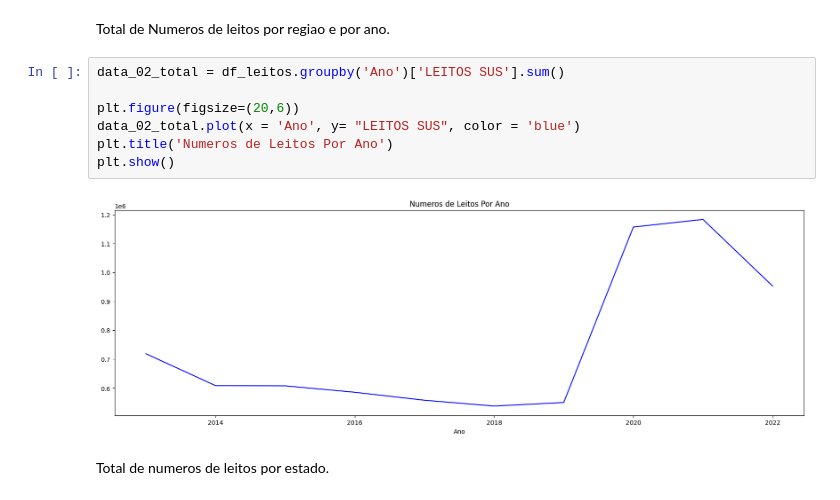
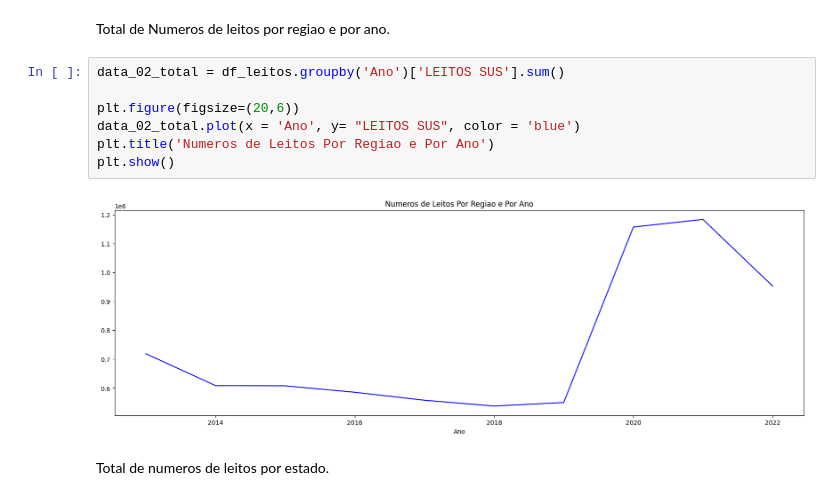
Before and after one commit to TonnBH/APPML_Projects, a Jupyter notebook: sus_project.ipynb, the cells around one changed output. Drawn from its saved outputs; the diff is of its cells as text.

```diff
--- a/sus_project.ipynb
+++ b/sus_project.ipynb
@@ -277,12 +303,12 @@ Total de Numeros de leitos por regiao e por ano.
 # %%
 data_02_total = df_leitos.groupby('Ano')['LEITOS SUS'].sum()
 
 plt.figure(figsize=(20,6))
 data_02_total.plot(x = 'Ano', y= "LEITOS SUS", color = 'blue')
-plt.title('Numeros de Leitos Por Ano')
+plt.title('Numeros de Leitos Por Regiao e Por Ano')
 plt.show()
 # %% [output]
-[figure, old version]
+[figure, new version]
 # %% [markdown]
 Total de numeros de leitos por estado.
 # %%
```
Also changed, not shown: parts of 12 cells of this notebook.
